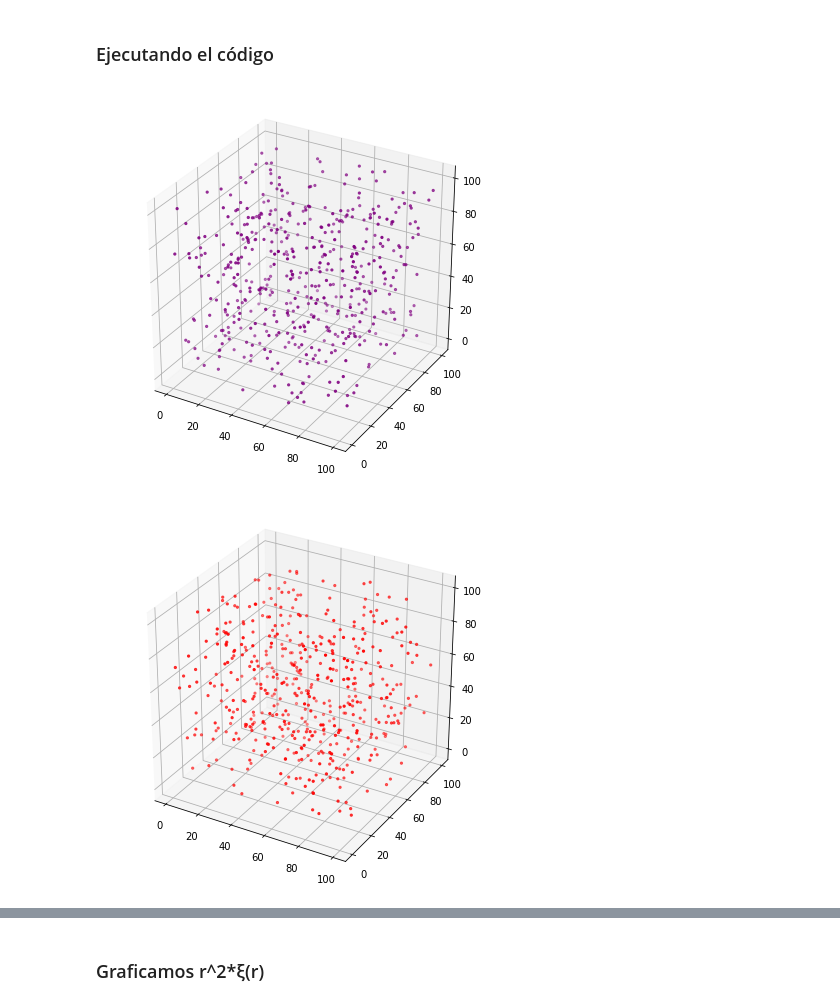
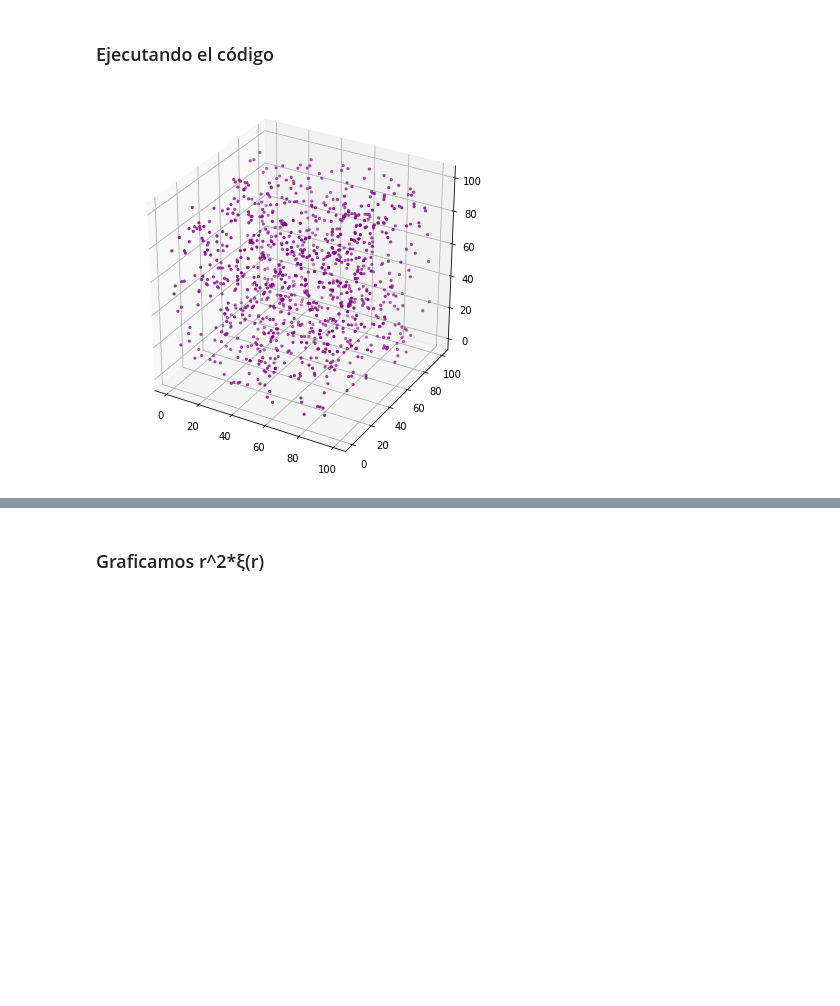
Before and after one commit to DCIDA2019/da2020-BubuDavid, a Jupyter notebook: Semana12/Quarantine 4th class - Busqueda de estructuras de datos puntutales.ipynb, the cells around one changed output, grey strips where cells are left out. Saved outputs shown, nothing was run; the diff lists cells and outputs as text; code cells hidden in the pictures; blank space fills up the shorter version.

```diff
--- a/Semana12/Quarantine 4th class - Busqueda de estructuras de datos puntutales.ipynb
+++ b/Semana12/Quarantine 4th class - Busqueda de estructuras de datos puntutales.ipynb
@@ -158,11 +163,8 @@ def graphFunction(x,y, color=["purple","blue"], labels=["x","y"], titulo="", sca
 # %% [markdown]
 ### Ejecutando el código
 # %%
-cube1=generateCubeRandom(L=100, numeroPuntos=500)
-cube2=generateCubeRandom(L=100, numeroPuntos=500)
+cube1=generateCubeRandom(L=100, numeroPuntos=1000)
 graphCube(puntos=cube1, color="purple")
-graphCube(puntos=cube2, color="red")
 # %% [output]
-[figure, old version]
+[figure, new version]
-[figure, removed]
 # %%
```
Also changed, not shown: parts of 11 cells of this notebook, 2 other files.
